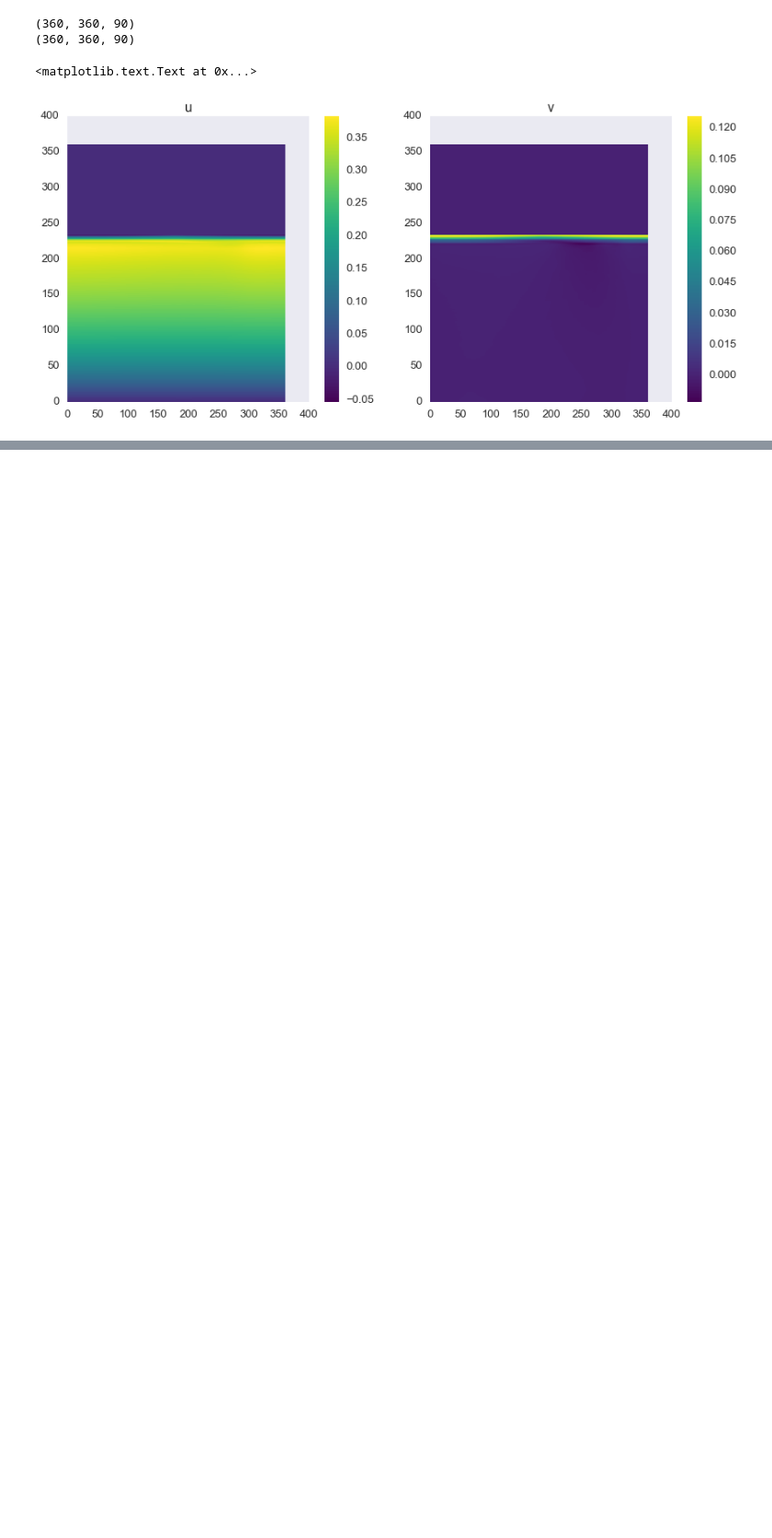
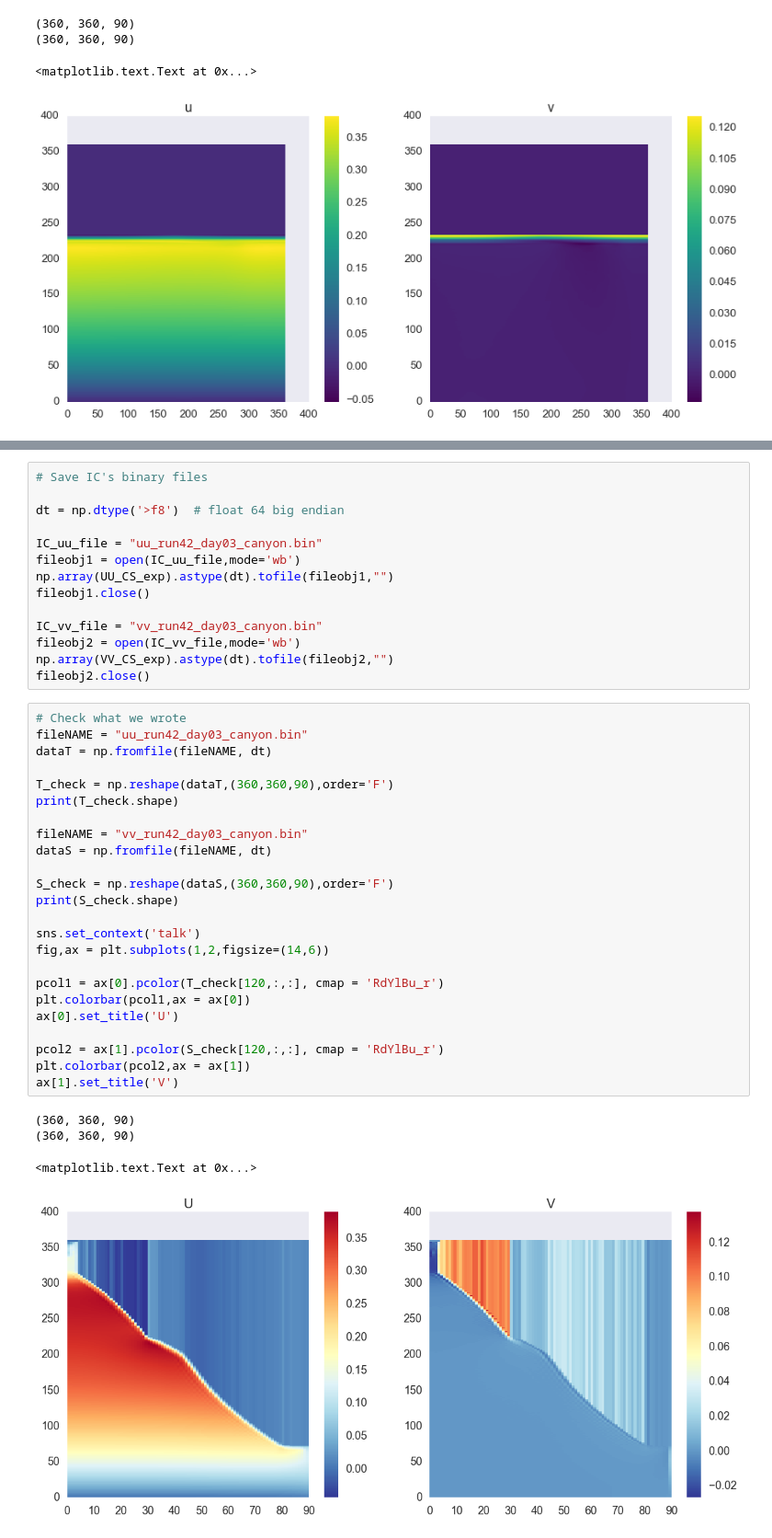
Before and after one commit to UBC-MOAD/buildcanyon, a Jupyter notebook: Stratification/BCs_and_ICs_from_run42.ipynb, the cells around one changed output, grey strips where cells are left out. Shown at 92% size. Saved outputs shown, nothing was run; the diff lists cells and outputs as text; blank space fills up the shorter version.

```diff
--- a/Stratification/BCs_and_ICs_from_run42.ipynb
+++ b/Stratification/BCs_and_ICs_from_run42.ipynb
@@ -319,0 +410,43 @@ ax[1].set_title('v')
+# %%
+# Save IC's binary files
+
+dt = np.dtype('>f8')  # float 64 big endian
+
+IC_uu_file = "uu_run42_day03_canyon.bin"
+fileobj1 = open(IC_uu_file,mode='wb')
+np.array(UU_CS_exp).astype(dt).tofile(fileobj1,"")
+fileobj1.close()
+
+IC_vv_file = "vv_run42_day03_canyon.bin"
+fileobj2 = open(IC_vv_file,mode='wb')
+np.array(VV_CS_exp).astype(dt).tofile(fileobj2,"")
+fileobj2.close()
+# %%
+# Check what we wrote
+fileNAME = "uu_run42_day03_canyon.bin"
+dataT = np.fromfile(fileNAME, dt)
+
+T_check = np.reshape(dataT,(360,360,90),order='F')
+print(T_check.shape)
+
+fileNAME = "vv_run42_day03_canyon.bin"
+dataS = np.fromfile(fileNAME, dt)
+
+S_check = np.reshape(dataS,(360,360,90),order='F')
+print(S_check.shape)
+
+sns.set_context('talk')
+fig,ax = plt.subplots(1,2,figsize=(14,6))
+
+pcol1 = ax[0].pcolor(T_check[120,:,:], cmap = 'RdYlBu_r')
+plt.colorbar(pcol1,ax = ax[0])
+ax[0].set_title('U')
+
+pcol2 = ax[1].pcolor(S_check[120,:,:], cmap = 'RdYlBu_r')
+plt.colorbar(pcol2,ax = ax[1])
+ax[1].set_title('V')
+# %% [output]
+(360, 360, 90)
+(360, 360, 90)
+<matplotlib.text.Text at 0x...>
+[figure, added]
```
Also changed, not shown: parts of 9 cells of this notebook.
